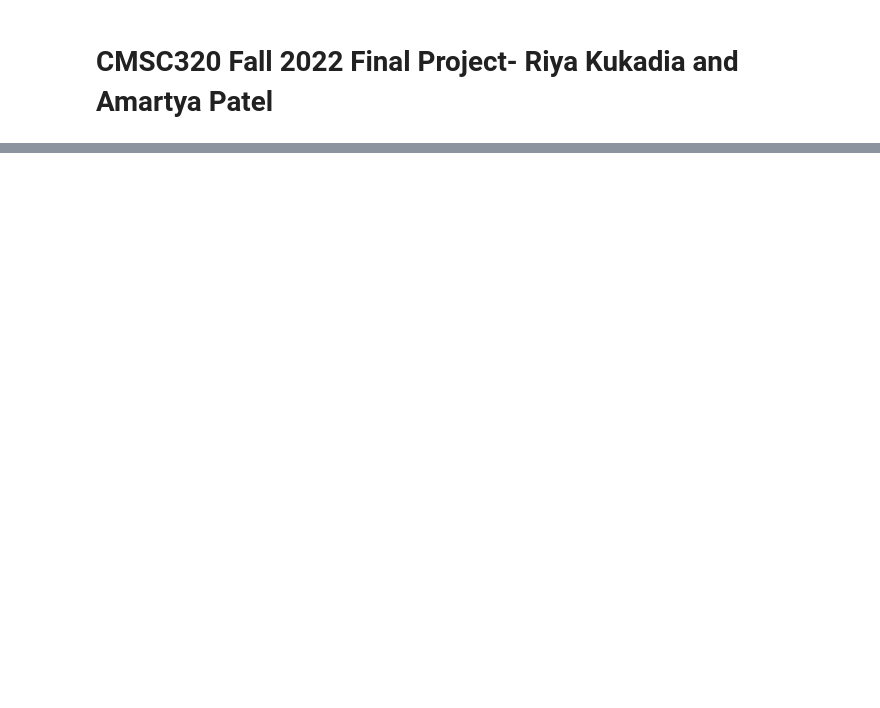
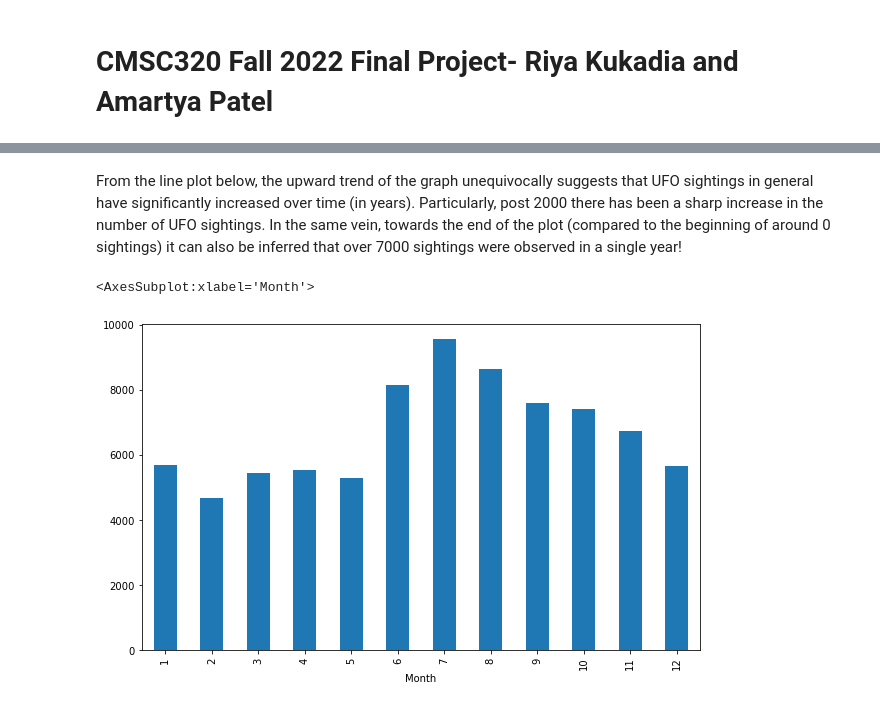
Before and after one commit to riyakukadia/320project, a Jupyter notebook: Final Project.ipynb, the cells around one changed output, grey strips where cells are left out. Saved outputs shown, nothing was run; the diff lists cells and outputs as text; code cells hidden in the pictures; blank space fills up the shorter version.

```diff
--- a/Final Project.ipynb
+++ b/Final Project.ipynb
@@ -194,0 +222,13 @@ plt.show()
+# %% [markdown]
+From the line plot below, the upward trend of the graph unequivocally suggests that UFO sightings in general have
+significantly increased over time (in years).
+Particularly, post 2000 there has been a sharp increase in the number of UFO sightings.
+In the same vein, towards the end of the plot (compared to the beginning of around 0 sightings) it can also be inferred
+that over 7000 sightings were observed in a single year!
+# %%
+#Let's see if you are more likely to observe UFOs at a certain time of the year
+UFO_Dataframe['Month'] = UFO_Dataframe['Date Observed'].dt.month
+UFO_Dataframe.groupby('Month').size().plot(kind='bar', figsize=(10, 6))
+# %% [output]
+<AxesSubplot:xlabel='Month'>
+[figure, added]
```
Also changed, not shown: parts of 33 cells of this notebook, 1 other file.
